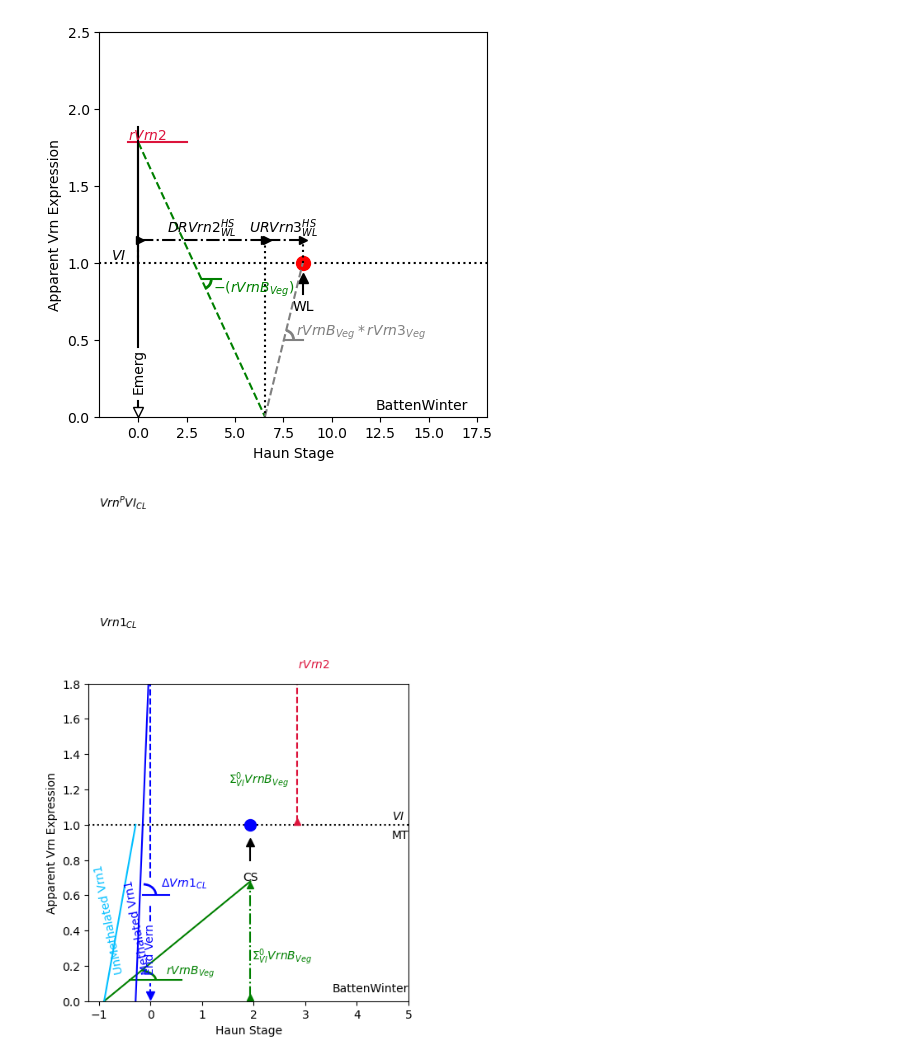
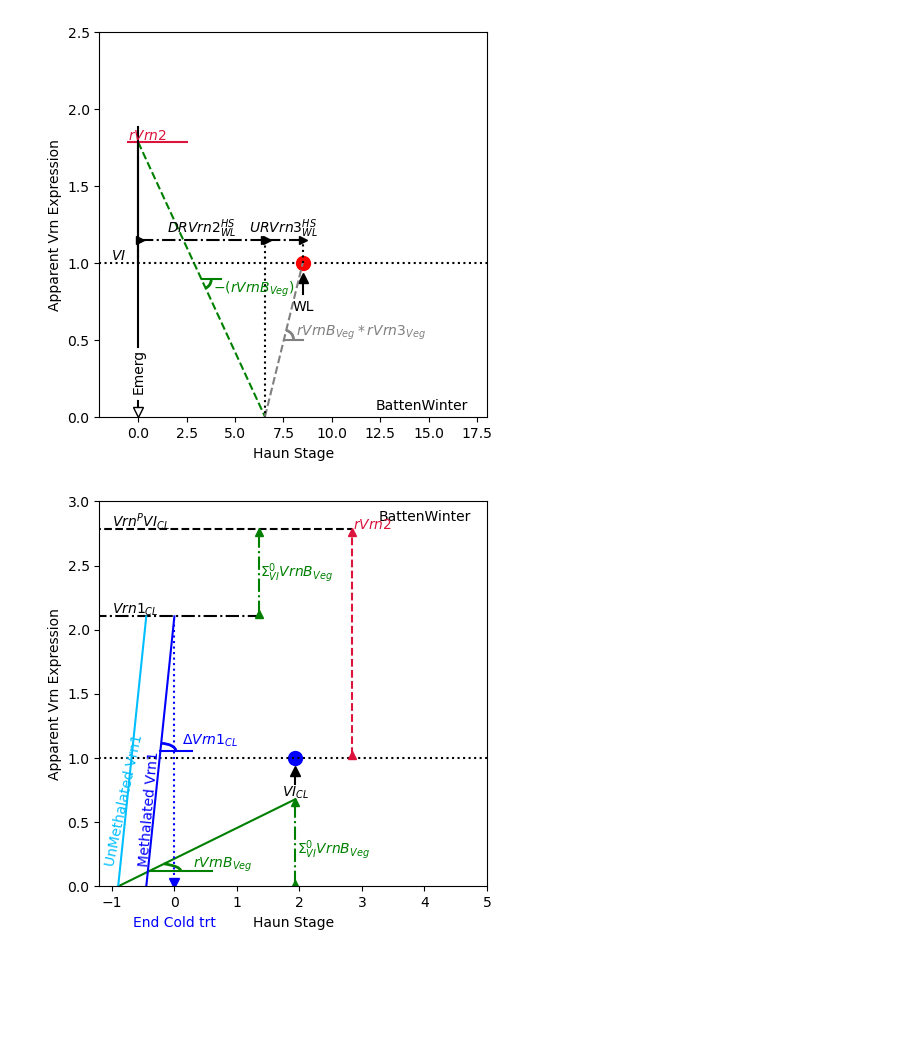
Before and after one commit to HamishBrownPFR/CAMP, a Jupyter notebook: DeriveParamsEg.ipynb, the cells around one changed output. Drawn from its saved outputs; the diff is of its cells as text; code cells hidden in the pictures; blank space fills up the shorter version.

Commit message:
Fixing up Vrn graphs

```diff
--- a/DeriveParamsEg.ipynb
+++ b/DeriveParamsEg.ipynb
@@ -41,6 +41,6 @@ camp.Vrn2Plots(AmarokParams,ax,cult)
 # %%
 graph  = plt.figure(figsize=(5,5))
 ax = graph.add_subplot(1,1,1)
-camp.Vrn1Plots(AmarokParams, ax,cult)
+camp.Vrn1Plots(AmarokParams, ax,cult,5,3)
 # %% [output]
-[figure, old version]
+[figure, new version]
```
Also changed, not shown: 8 other files.
